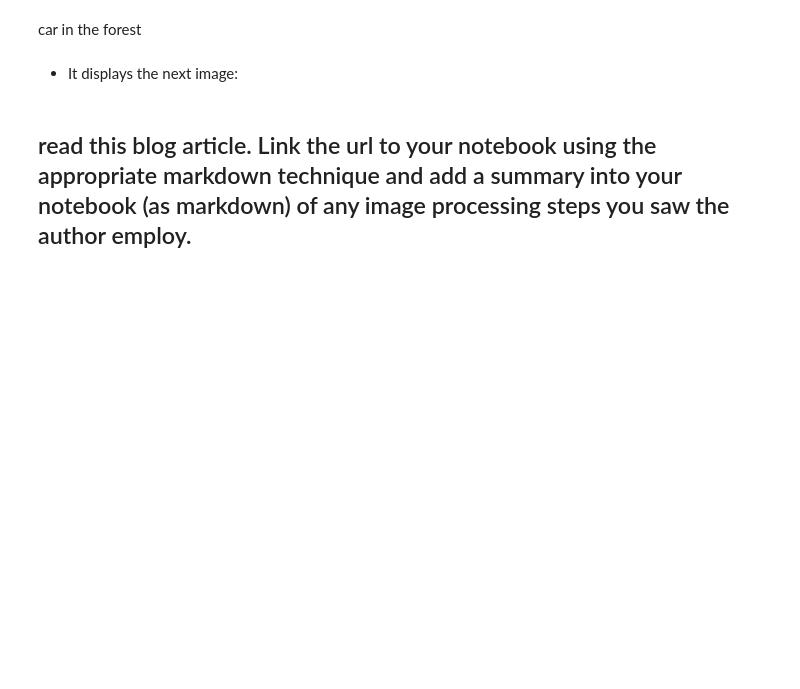
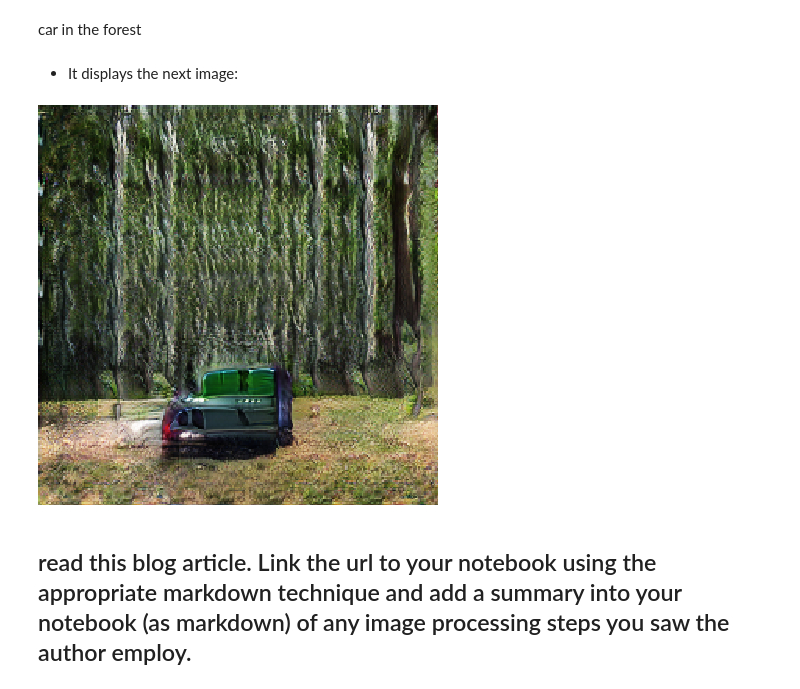
Before and after one commit to SergiGuasch/sergiguasch, a Jupyter notebook: labs/week8/computer_vision/Computer Vision.ipynb, the cells around one changed output. Drawn from its saved outputs; the diff is of its cells as text; code cells hidden in the pictures; blank space fills up the shorter version.

```diff
--- a/labs/week8/computer_vision/Computer Vision.ipynb
+++ b/labs/week8/computer_vision/Computer Vision.ipynb
@@ -13,4 +13,7 @@ car in the forest
 # %% [markdown]
 - It displays the next image:
 # %%
-from PIL import Image
+from IPython import display
+display.Image('car_forest.png')
+# %% [output]
+[figure, added]
```
Also changed, not shown: parts of 1 cell of this notebook.
